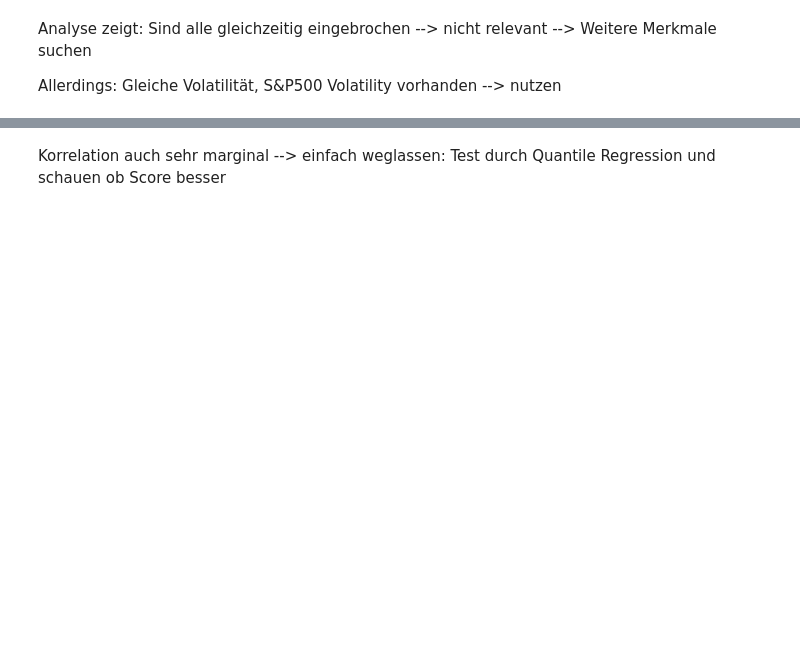
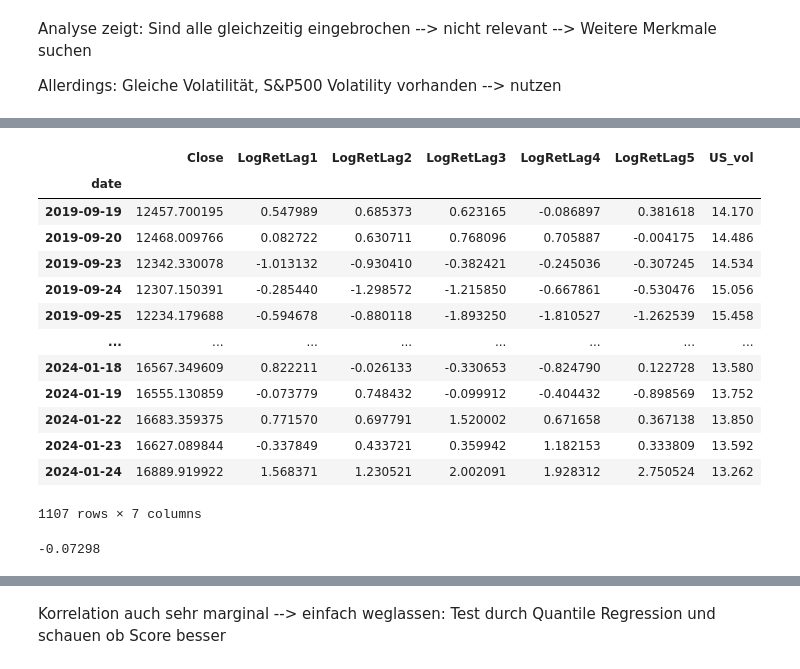
Before and after one commit to mweinreuter/PTSFC, a Jupyter notebook: dax/feature_selection/variables.ipynb, the cells around one changed output, grey strips where cells are left out. Cells and saved outputs as stored; diff of their text form; code cells hidden in the pictures; blank space fills up the shorter version.

```diff
--- a/dax/feature_selection/variables.ipynb
+++ b/dax/feature_selection/variables.ipynb
@@ -250 +249,45 @@ merged
 1093 rows × 3 columns
+# %%
+daxdata = get_prepared_data()
+def get_us_volatility_data():
+
+    msft = yf.Ticker("^VIX")
+    vol_data = msft.history(period="max")
+
+    return vol_data
+
+us_vol_data = get_us_volatility_data()[['Close']].rename(
+    columns={'Close': 'us_volatility'})
+us_vol_data['date'] = us_vol_data.index.date
+
+us_vol_data['US_vol'] = us_vol_data['us_volatility'].rolling(
+    window=5).mean()
+
+if 'date' not in daxdata.columns:
+    daxdata['date'] = daxdata.index.date
+
+merged = pd.merge(daxdata, us_vol_data, how='left',
+                  on='date').set_index('date')
+
+merged = merged[7:].drop(
+    columns=['us_volatility'])
+merged
+# %% [output]
+|  | Close | LogRetLag1 | LogRetLag2 | LogRetLag3 | LogRetLag4 | LogRetLag5 | US_vol |
+| date |  |  |  |  |  |  |  |
+| 2019-09-19 | 12457.700195 | 0.547989 | 0.685373 | 0.623165 | -0.086897 | 0.381618 | 14.170 |
+| 2019-09-20 | 12468.009766 | 0.082722 | 0.630711 | 0.768096 | 0.705887 | -0.004175 | 14.486 |
+| 2019-09-23 | 12342.330078 | -1.013132 | -0.930410 | -0.382421 | -0.245036 | -0.307245 | 14.534 |
+| 2019-09-24 | 12307.150391 | -0.285440 | -1.298572 | -1.215850 | -0.667861 | -0.530476 | 15.056 |
+| 2019-09-25 | 12234.179688 | -0.594678 | -0.880118 | -1.893250 | -1.810527 | -1.262539 | 15.458 |
+| ... | ... | ... | ... | ... | ... | ... | ... |
+| 2024-01-18 | 16567.349609 | 0.822211 | -0.026133 | -0.330653 | -0.824790 | 0.122728 | 13.580 |
+| 2024-01-19 | 16555.130859 | -0.073779 | 0.748432 | -0.099912 | -0.404432 | -0.898569 | 13.752 |
+| 2024-01-22 | 16683.359375 | 0.771570 | 0.697791 | 1.520002 | 0.671658 | 0.367138 | 13.850 |
+| 2024-01-23 | 16627.089844 | -0.337849 | 0.433721 | 0.359942 | 1.182153 | 0.333809 | 13.592 |
+| 2024-01-24 | 16889.919922 | 1.568371 | 1.230521 | 2.002091 | 1.928312 | 2.750524 | 13.262 |
+1107 rows × 7 columns
+# %%
+np.mean([-0.0066, -0.0302, -0.0644, -0.1093, -0.1544])
+# %% [output]
+-0.07298
```
Also changed, not shown: parts of 19 cells of this notebook, 21 other files.
